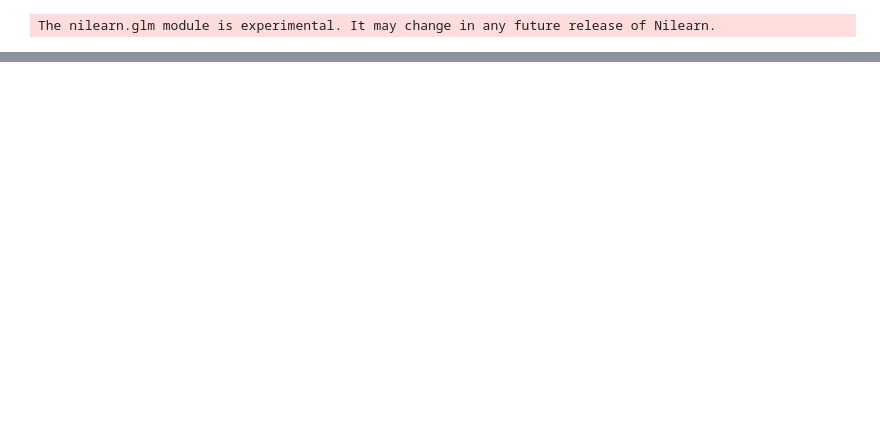
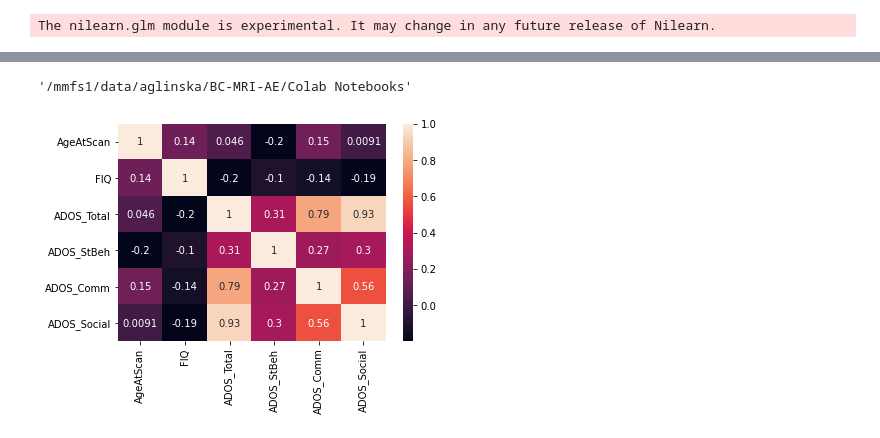
Before and after one commit to Aglinskas/BC-MRI-AE, a Jupyter notebook: Colab Notebooks/00-reviews-age-UMAPs-all-ages.ipynb, the cells around one changed output, grey strips where cells are left out. Saved outputs shown, nothing was run; the diff lists cells and outputs as text; code cells hidden in the pictures; blank space fills up the shorter version.

```diff
--- a/Colab Notebooks/00-reviews-age-UMAPs-all-ages.ipynb
+++ b/Colab Notebooks/00-reviews-age-UMAPs-all-ages.ipynb
@@ -196,0 +203,18 @@ plot_glass_brain(stat_maps_LR['z_score'],title='Left vs Right')
+# %%
+pwd
+# %% [output]
+'/mmfs1/data/aglinska/BC-MRI-AE/Colab Notebooks'
+# %%
+use_keys = ['AgeAtScan','FIQ','ADOS_Total','ADOS_StBeh', 'ADOS_Comm', 'ADOS_Social']
+base_corr = np.zeros((len(use_keys),len(use_keys)))
+for i1,key1 in enumerate(use_keys):
+    for i2,key2 in enumerate(use_keys):
+        vec1=df[key1].values[patients]
+        vec2=df[key2].values[patients]
+        e = np.isnan(vec1)+np.isnan(vec2)
+        r = np.corrcoef(vec1[~e],vec2[~e])[0,1]
+        base_corr[i1,i2] = r
+
+sns.heatmap(base_corr,xticklabels=use_keys,yticklabels=use_keys,annot=True);
+# %% [output]
+[figure, added]
```
Also changed, not shown: parts of 7 cells of this notebook, 2 other files.
